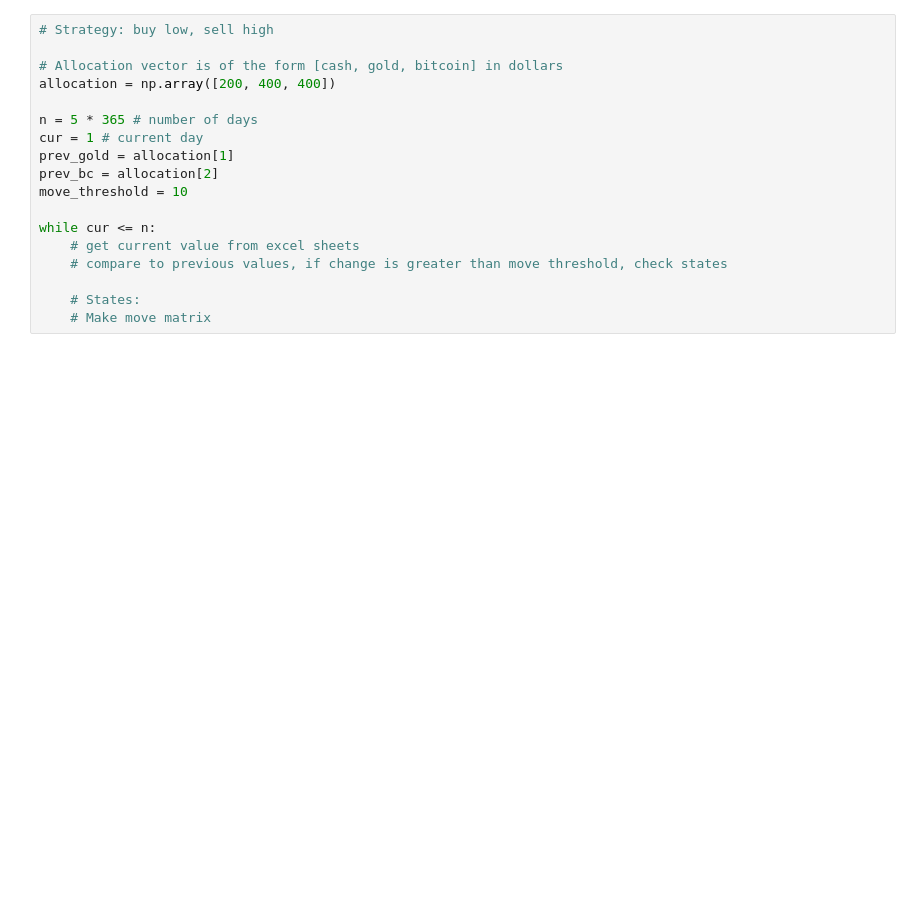
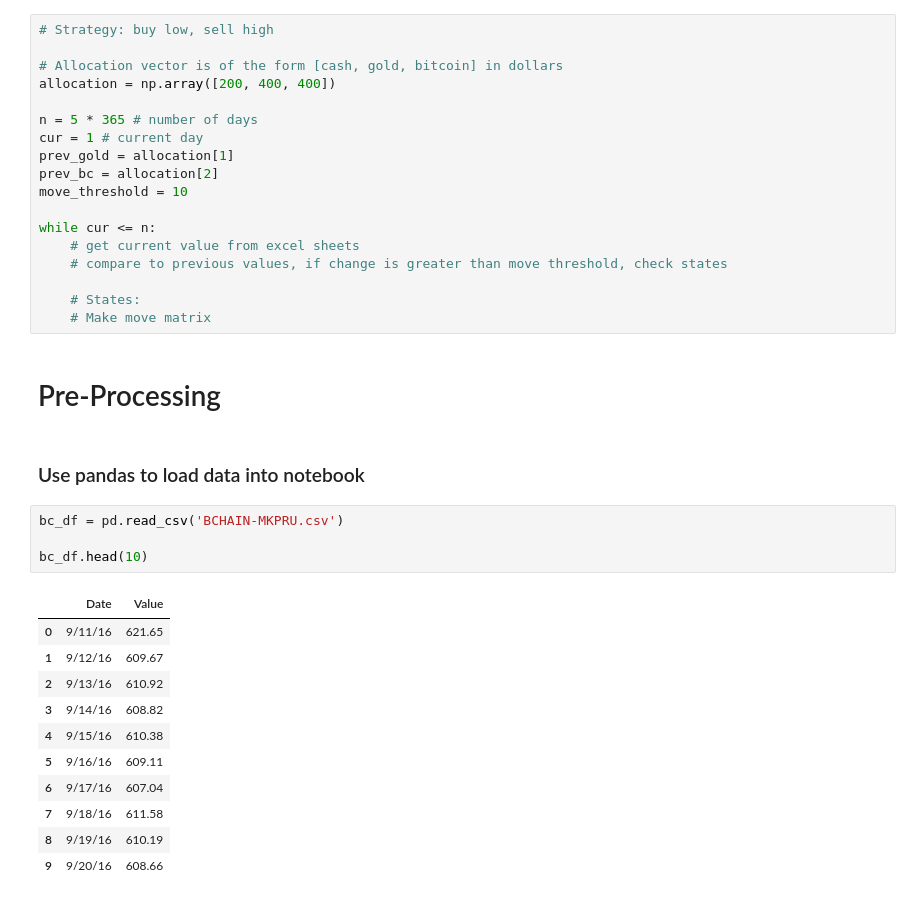
Before and after one commit to ivanakhoo/Trading_Optimizer, a Jupyter notebook: markov.ipynb, the cells around one changed output. Cells and saved outputs as stored; diff of their text form; blank space fills up the shorter version.

```diff
--- a/markov.ipynb
+++ b/markov.ipynb
@@ -32,3 +26,23 @@ while cur <= n:
 
     # States:
     # Make move matrix
+# %% [markdown]
+# Pre-Processing
+# %% [markdown]
+### Use pandas to load data into notebook
+# %%
+bc_df = pd.read_csv('BCHAIN-MKPRU.csv')
+
+bc_df.head(10)
+# %% [output]
+|  | Date | Value |
+| 0 | 9/11/16 | 621.65 |
+| 1 | 9/12/16 | 609.67 |
+| 2 | 9/13/16 | 610.92 |
+| 3 | 9/14/16 | 608.82 |
+| 4 | 9/15/16 | 610.38 |
+| 5 | 9/16/16 | 609.11 |
+| 6 | 9/17/16 | 607.04 |
+| 7 | 9/18/16 | 611.58 |
+| 8 | 9/19/16 | 610.19 |
+| 9 | 9/20/16 | 608.66 |
```
Also changed, not shown: parts of 6 cells of this notebook, 1 other file.
